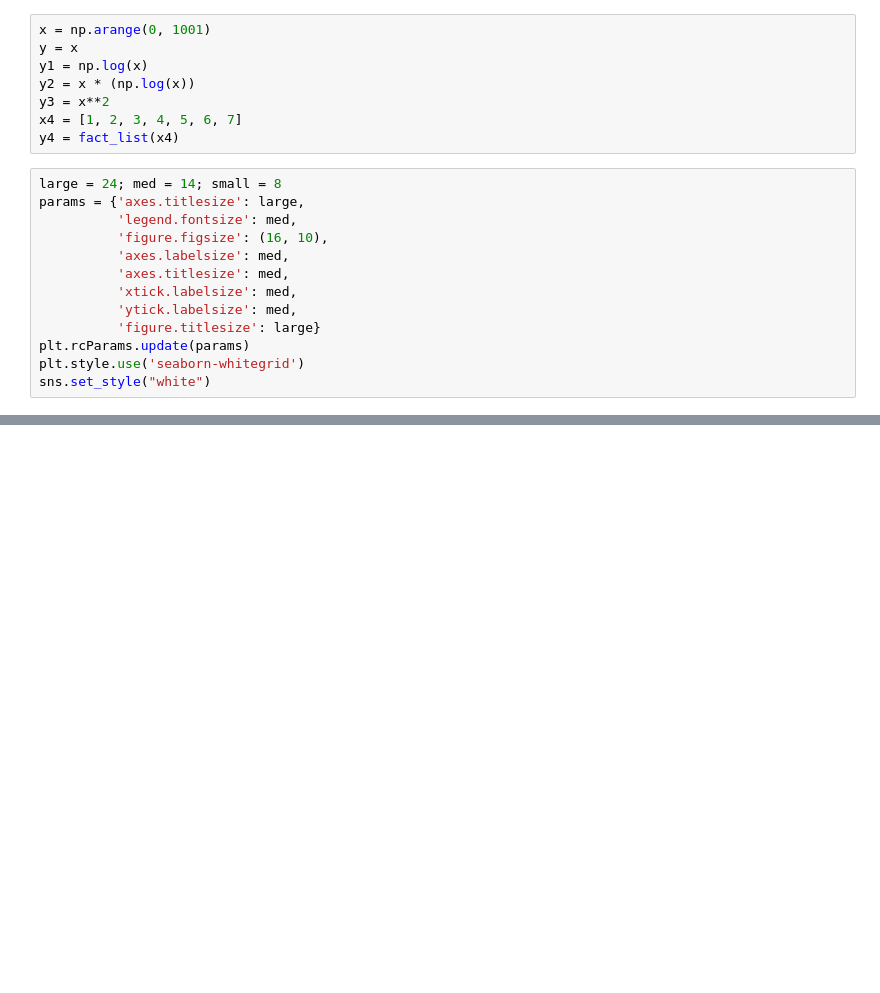
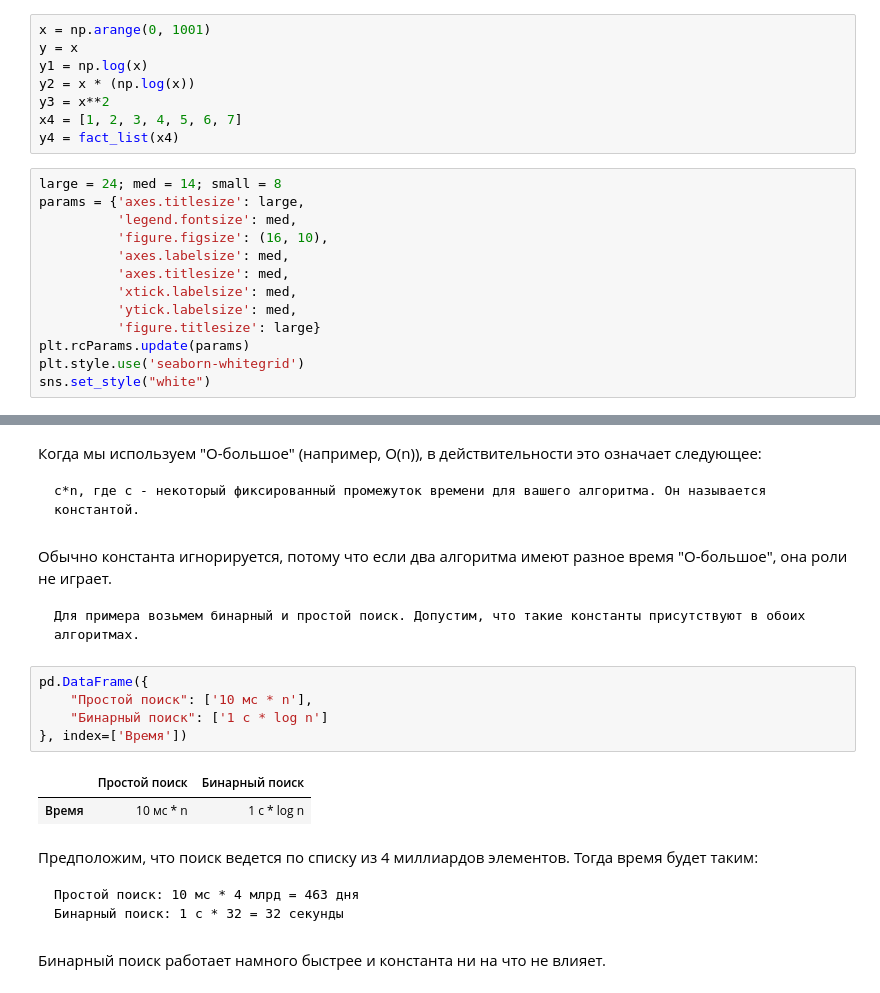
Before and after one commit to PosyaginK/grokking_algoritms, a Jupyter notebook: chapter_4.ipynb, the cells around one changed output, grey strips where cells are left out. Drawn from its saved outputs; the diff is of its cells as text; blank space fills up the shorter version.

```diff
--- a/chapter_4.ipynb
+++ b/chapter_4.ipynb
@@ -488,0 +522,23 @@ ax5.set_ylim([0, 1000])
+# %% [markdown]
+Когда мы используем "О-большое" (например, O(n)), в действительности это означает следующее:
+
+    c*n, где c - некоторый фиксированный промежуток времени для вашего алгоритма. Он называется константой.
+# %% [markdown]
+Обычно константа игнорируется, потому что если два алгоритма имеют разное время "О-большое", она роли не играет.
+
+    Для примера возьмем бинарный и простой поиск. Допустим, что такие константы присутствуют в обоих алгоритмах.
+# %%
+pd.DataFrame({
+    "Простой поиск": ['10 мс * n'],
+    "Бинарный поиск": ['1 с * log n']
+}, index=['Время'])
+# %% [output]
+|  | Простой поиск | Бинарный поиск |
+| Время | 10 мс * n | 1 с * log n |
+# %% [markdown]
+Предположим, что поиск ведется по списку из 4 миллиардов элементов. Тогда время будет таким:
+
+    Простой поиск: 10 мс * 4 млрд = 463 дня
+    Бинарный поиск: 1 с * 32 = 32 секунды
+# %% [markdown]
+Бинарный поиск работает намного быстрее и константа ни на что не влияет.
```
Also changed, not shown: parts of 23 cells of this notebook.
